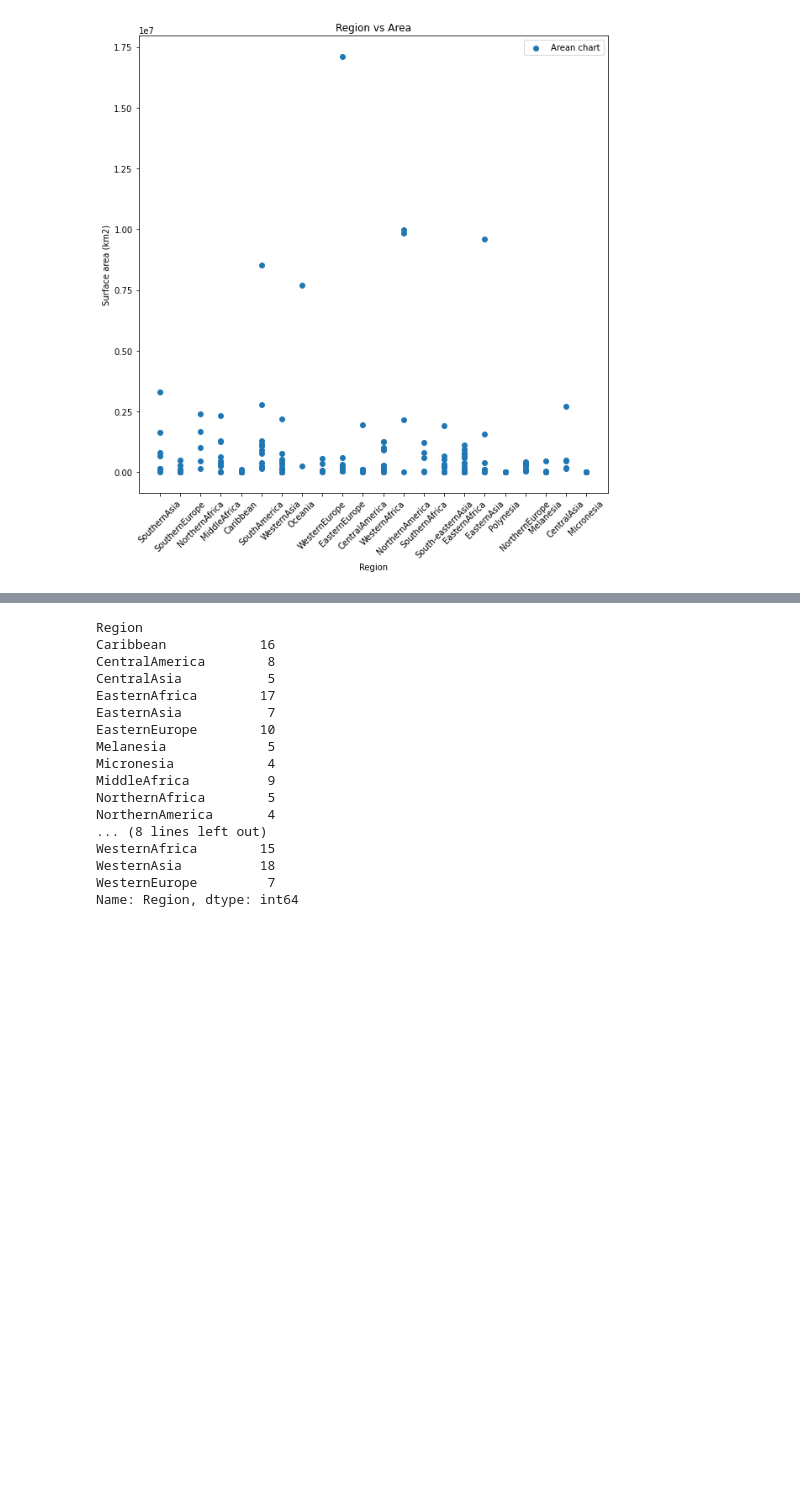
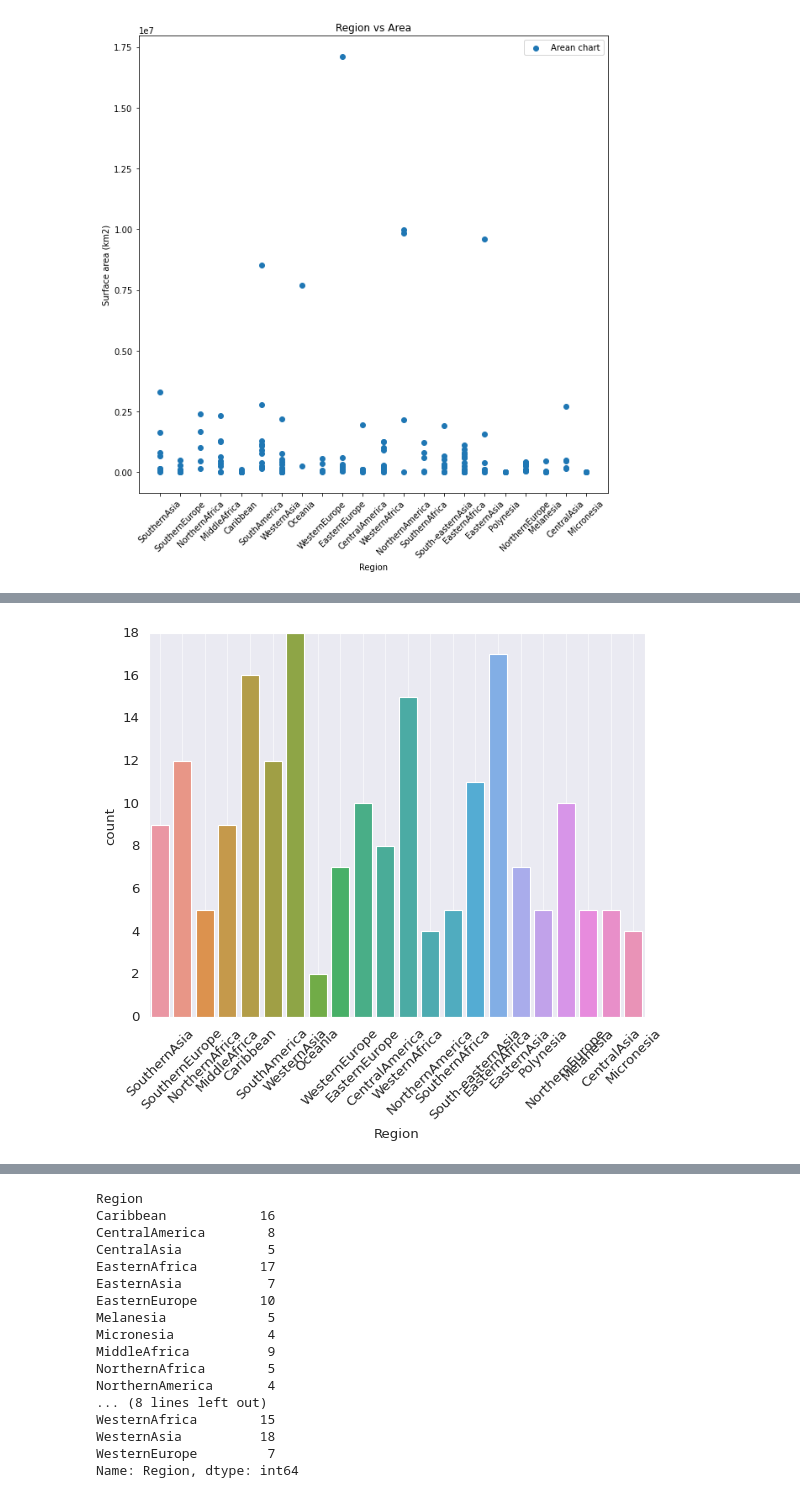
Before and after one commit to Akshay-Rajesh/DSA_Activity, a Jupyter notebook: Activity_week6_.ipynb, the cells around one changed output, grey strips where cells are left out. Cells and saved outputs as stored; diff of their text form; code cells hidden in the pictures; blank space fills up the shorter version.

```diff
--- a/Activity_week6_.ipynb
+++ b/Activity_week6_.ipynb
@@ -57 +67,8 @@ plt.show()
+# %%
+sns.set_style("darkgrid")
+sns.countplot(data['Region'])
+plt.xticks(rotation=45)
+plt.grid()
+# %% [output]
+[figure, added]
 # %% [markdown]
```
Also changed, not shown: parts of 12 cells of this notebook.
